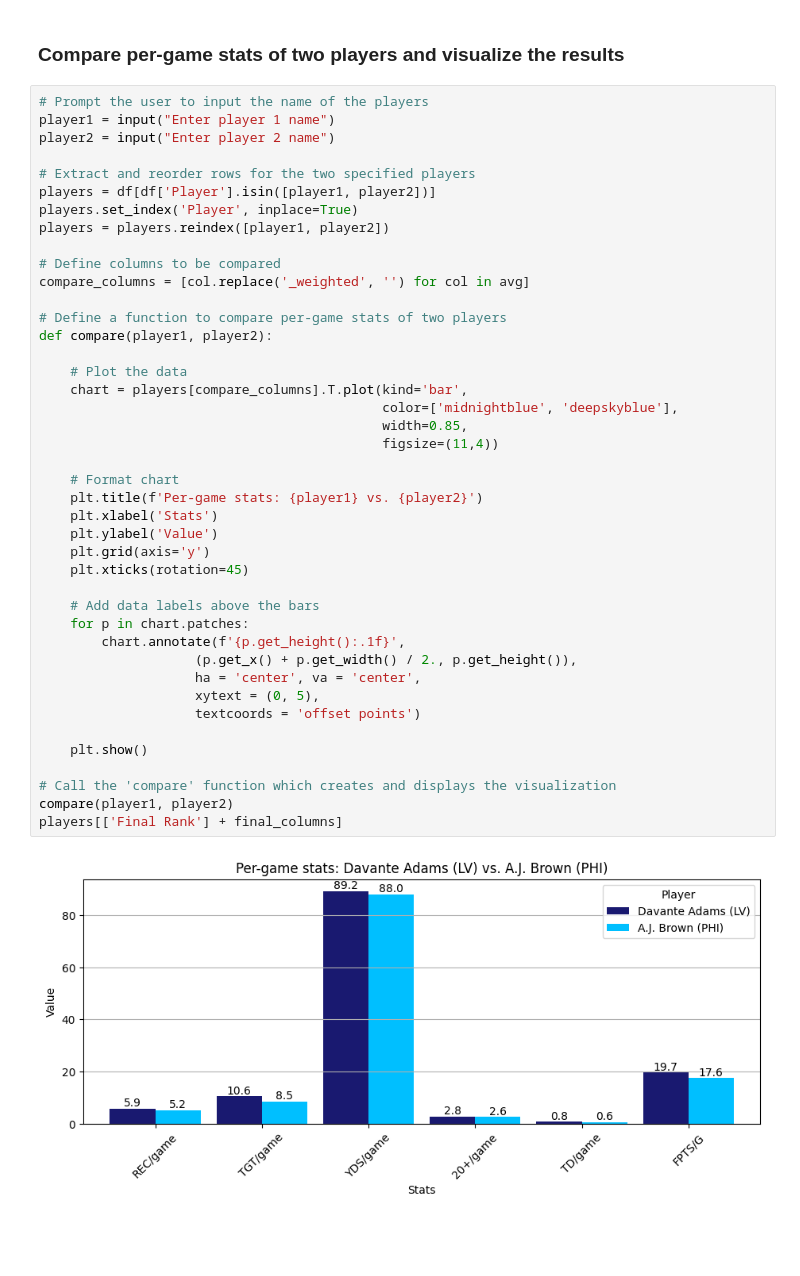
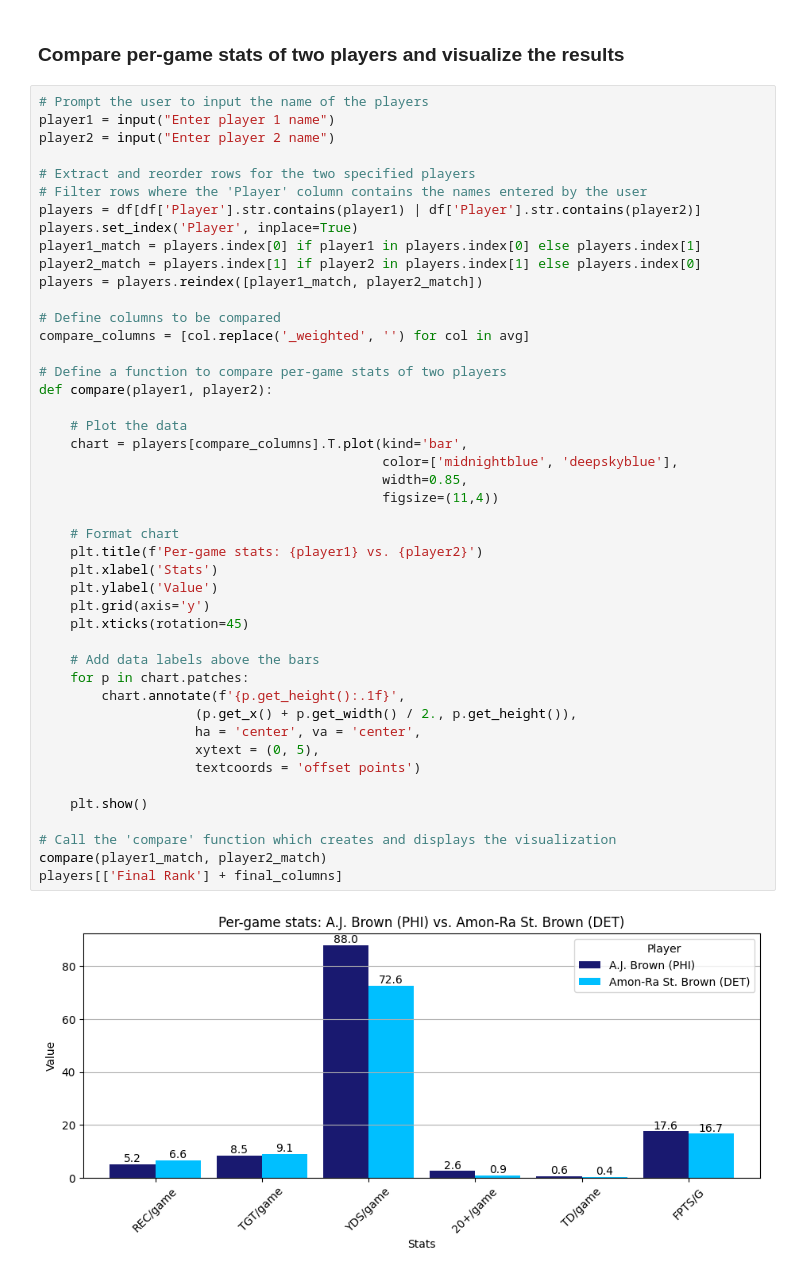
Before and after one commit to meltangonan/fantasy-football, a Jupyter notebook: WR Model.ipynb, the cells around one changed output. Saved outputs shown, nothing was run; the diff lists cells and outputs as text; blank space fills up the shorter version.

```diff
--- a/WR Model.ipynb
+++ b/WR Model.ipynb
@@ -309,43 +309,46 @@ player1 = input("Enter player 1 name")
 player2 = input("Enter player 2 name")
 
 # Extract and reorder rows for the two specified players
-players = df[df['Player'].isin([player1, player2])]
+# Filter rows where the 'Player' column contains the names entered by the user
+players = df[df['Player'].str.contains(player1) | df['Player'].str.contains(player2)]
 players.set_index('Player', inplace=True)
-players = players.reindex([player1, player2])
+player1_match = players.index[0] if player1 in players.index[0] else players.index[1]
+player2_match = players.index[1] if player2 in players.index[1] else players.index[0]
+players = players.reindex([player1_match, player2_match])
 
 # Define columns to be compared
 compare_columns = [col.replace('_weighted', '') for col in avg]
 
 # Define a function to compare per-game stats of two players
 def compare(player1, player2):
 
     # Plot the data
     chart = players[compare_columns].T.plot(kind='bar',
                                             color=['midnightblue', 'deepskyblue'],
                                             width=0.85,
                                             figsize=(11,4))
 
     # Format chart
     plt.title(f'Per-game stats: {player1} vs. {player2}')
     plt.xlabel('Stats')
     plt.ylabel('Value')
     plt.grid(axis='y')
     plt.xticks(rotation=45)
 
     # Add data labels above the bars
     for p in chart.patches:
         chart.annotate(f'{p.get_height():.1f}',
                     (p.get_x() + p.get_width() / 2., p.get_height()),
                     ha = 'center', va = 'center',
                     xytext = (0, 5),
                     textcoords = 'offset points')
 
     plt.show()
 
 # Call the 'compare' function which creates and displays the visualization
-compare(player1, player2)
+compare(player1_match, player2_match)
 players[['Final Rank'] + final_columns]
 # %% [output]
-[figure, old version]
+[figure, new version]
 |  | Final Rank | Y/R | LG | G | FPTS | FPTS/G | REC/game | TGT/game | YDS/game | 20+/game | ... |
 | Player |  |  |  |  |  |  |  |  |  |  | ... |
```
Also changed, not shown: parts of 1 cell of this notebook, 1 other file.
